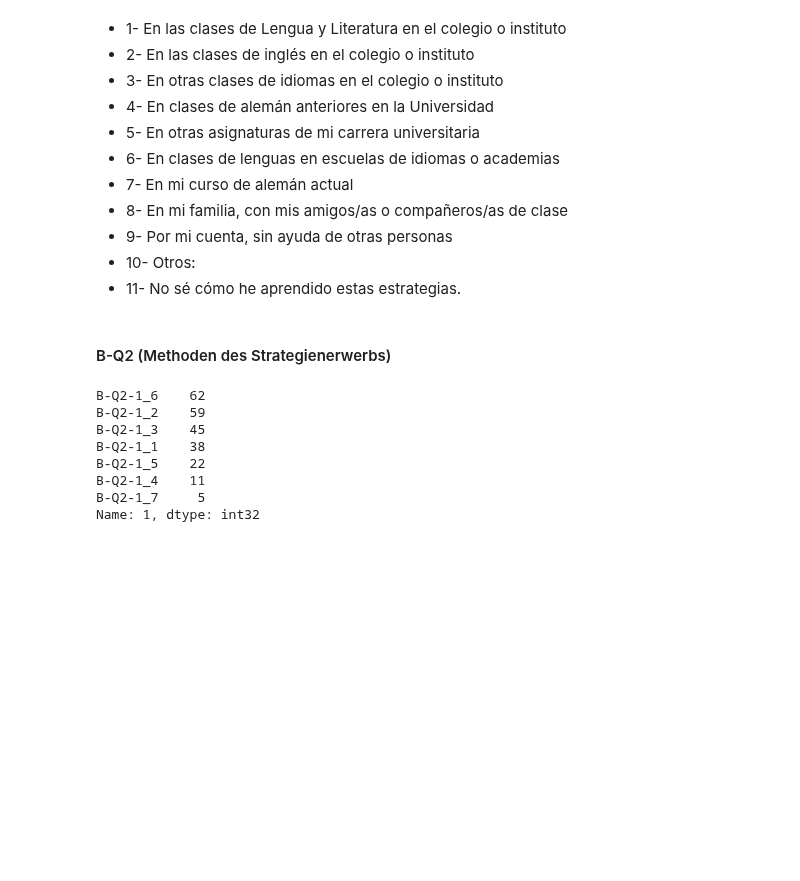
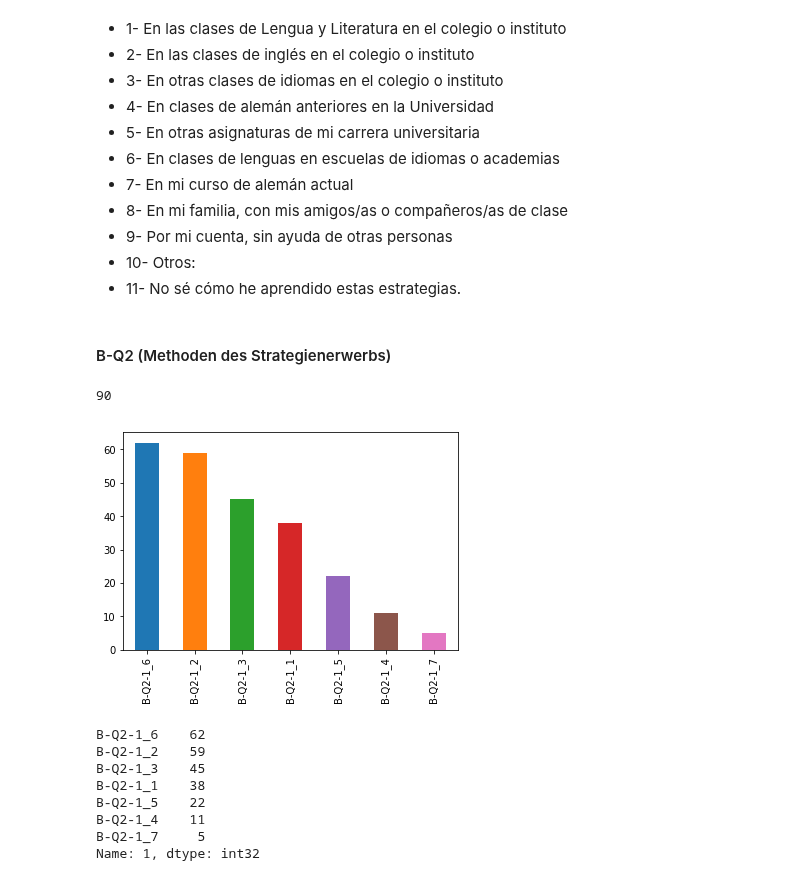
Before and after one commit to martinakienberger/Dissertation_LIS, a Jupyter notebook: Datenanalyse_Hauptstudie.ipynb, the cells around one changed output. Saved outputs shown, nothing was run; the diff lists cells and outputs as text; code cells hidden in the pictures; blank space fills up the shorter version.

```diff
--- a/Datenanalyse_Hauptstudie.ipynb
+++ b/Datenanalyse_Hauptstudie.ipynb
@@ -507,4 +490,12 @@ erwerb1 = {'U1': ['B-Q2-1_1','B-Q2-2_1','B-Q2-3_1','B-Q2-4_1','B-Q2-5_1','B-Q2-6
          'U5': ['B-Q2-1_5','B-Q2-2_5','B-Q2-3_5','B-Q2-4_5','B-Q2-5_5','B-Q2-6_5','B-Q2-7_5'],
          'U6': ['B-Q2-1_6','B-Q2-2_6','B-Q2-3_6','B-Q2-4_6','B-Q2-5_6','B-Q2-6_6','B-Q2-7_6'],
          'U7': ['B-Q2-1_7','B-Q2-2_7','B-Q2-3_7','B-Q2-4_7','B-Q2-5_7','B-Q2-6_7','B-Q2-7_7']}
+# %%
+Finished[(Finished['B-Q2-1_1'] == 1) | (Finished['B-Q2-2_1'] == 1) | (Finished['B-Q2-3_1'] == 1)].shape[0]
+# %% [output]
+90
+# %%
+Finished[erwerb['E1']].apply(pd.value_counts).astype(integer).iloc[1].sort_values(ascending = False).plot(kind='bar');
+# %% [output]
+[figure, added]
 # %%
```
Also changed, not shown: parts of 35 cells of this notebook.
